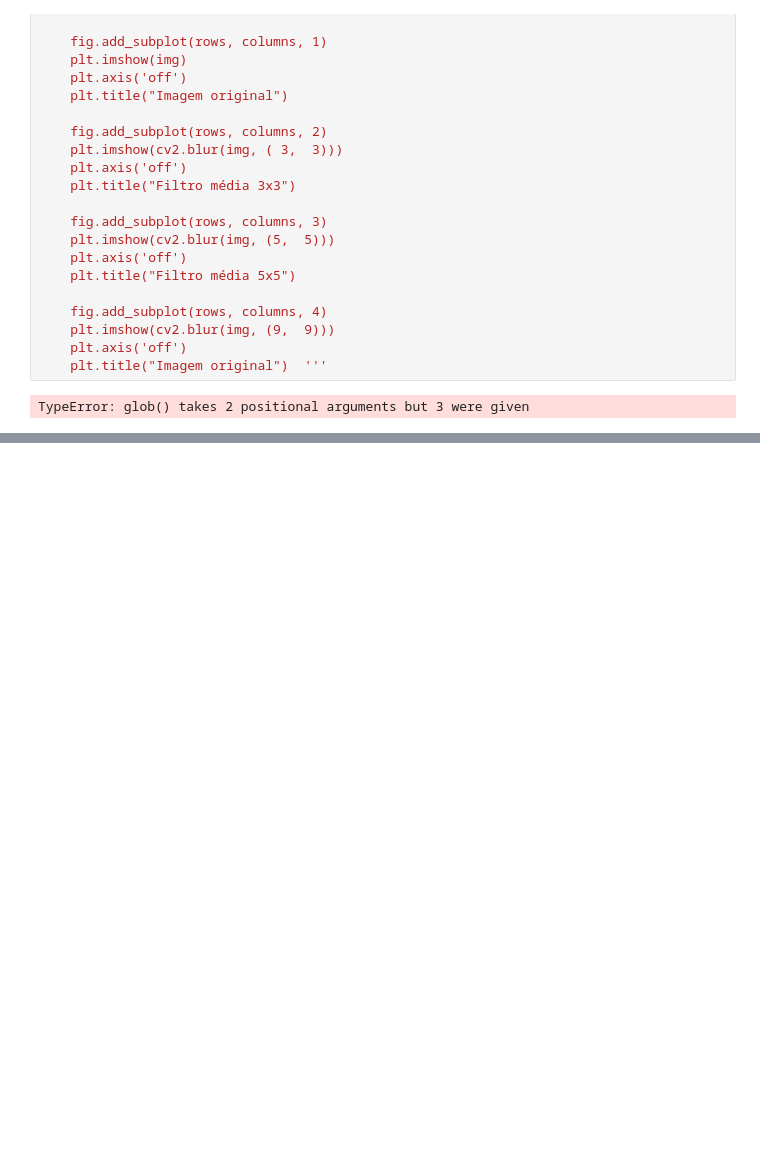
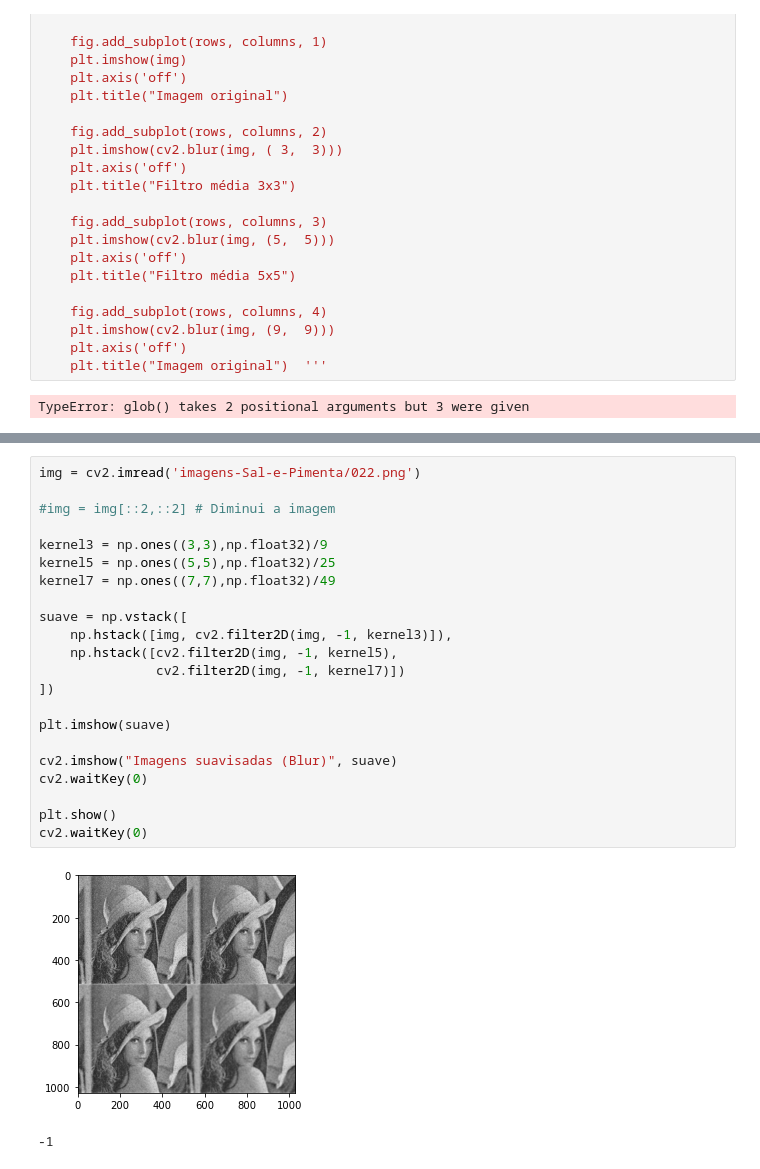
Before and after one commit to andressagomes26/PDI_Digital_ImageProcessing, a Jupyter notebook: Untitled.ipynb, the cells around one changed output, grey strips where cells are left out. Drawn from its saved outputs; the diff is of its cells as text; blank space fills up the shorter version.

```diff
--- a/Untitled.ipynb
+++ b/Untitled.ipynb
@@ -62,0 +118,25 @@ TypeError: glob() takes 2 positional arguments but 3 were given
+# %%
+img = cv2.imread('imagens-Sal-e-Pimenta/022.png')
+
+#img = img[::2,::2] # Diminui a imagem
+
+kernel3 = np.ones((3,3),np.float32)/9
+kernel5 = np.ones((5,5),np.float32)/25
+kernel7 = np.ones((7,7),np.float32)/49
+
+suave = np.vstack([
+    np.hstack([img, cv2.filter2D(img, -1, kernel3)]),
+    np.hstack([cv2.filter2D(img, -1, kernel5),
+               cv2.filter2D(img, -1, kernel7)])
+])
+
+plt.imshow(suave)
+
+cv2.imshow("Imagens suavisadas (Blur)", suave)
+cv2.waitKey(0)
+
+plt.show()
+cv2.waitKey(0)
+# %% [output]
+[figure, added]
+-1
```
Also changed, not shown: parts of 5 cells of this notebook, 4 other files.
